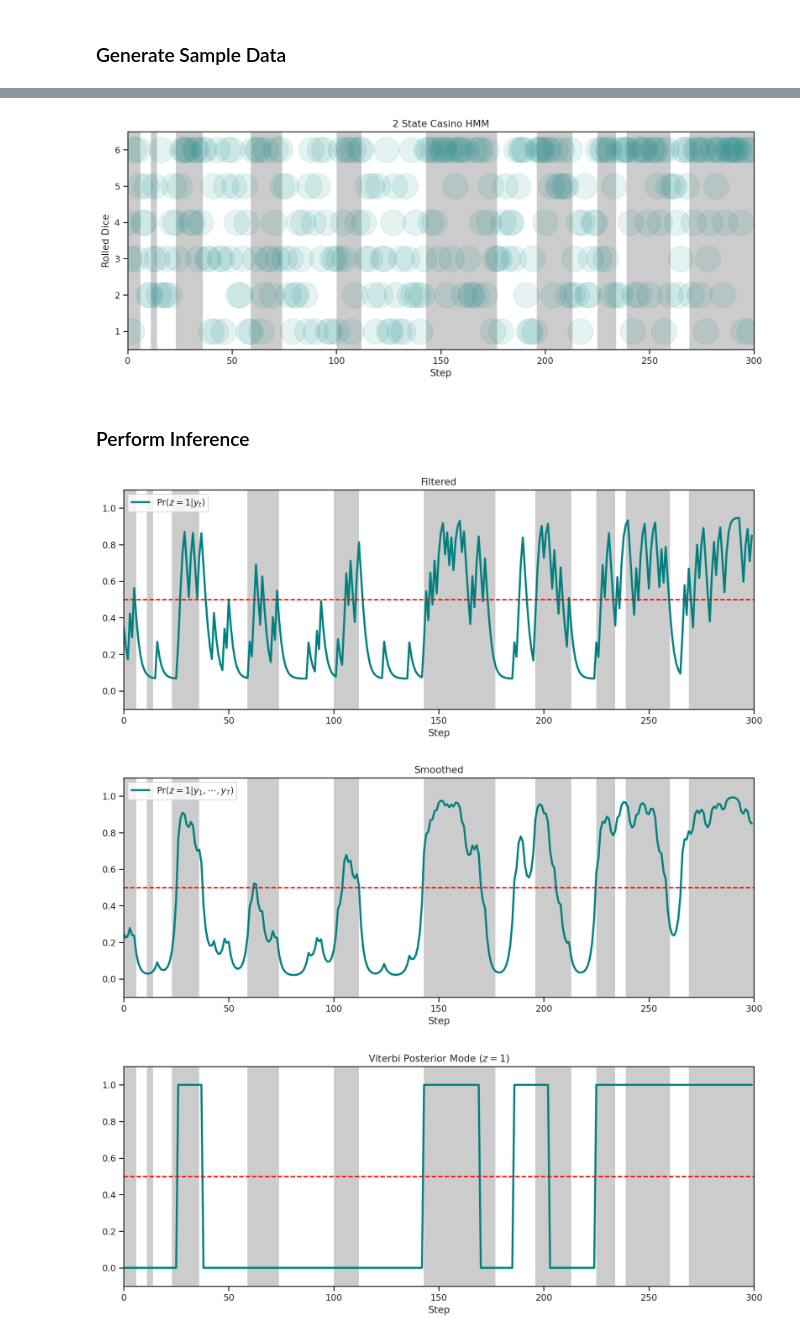
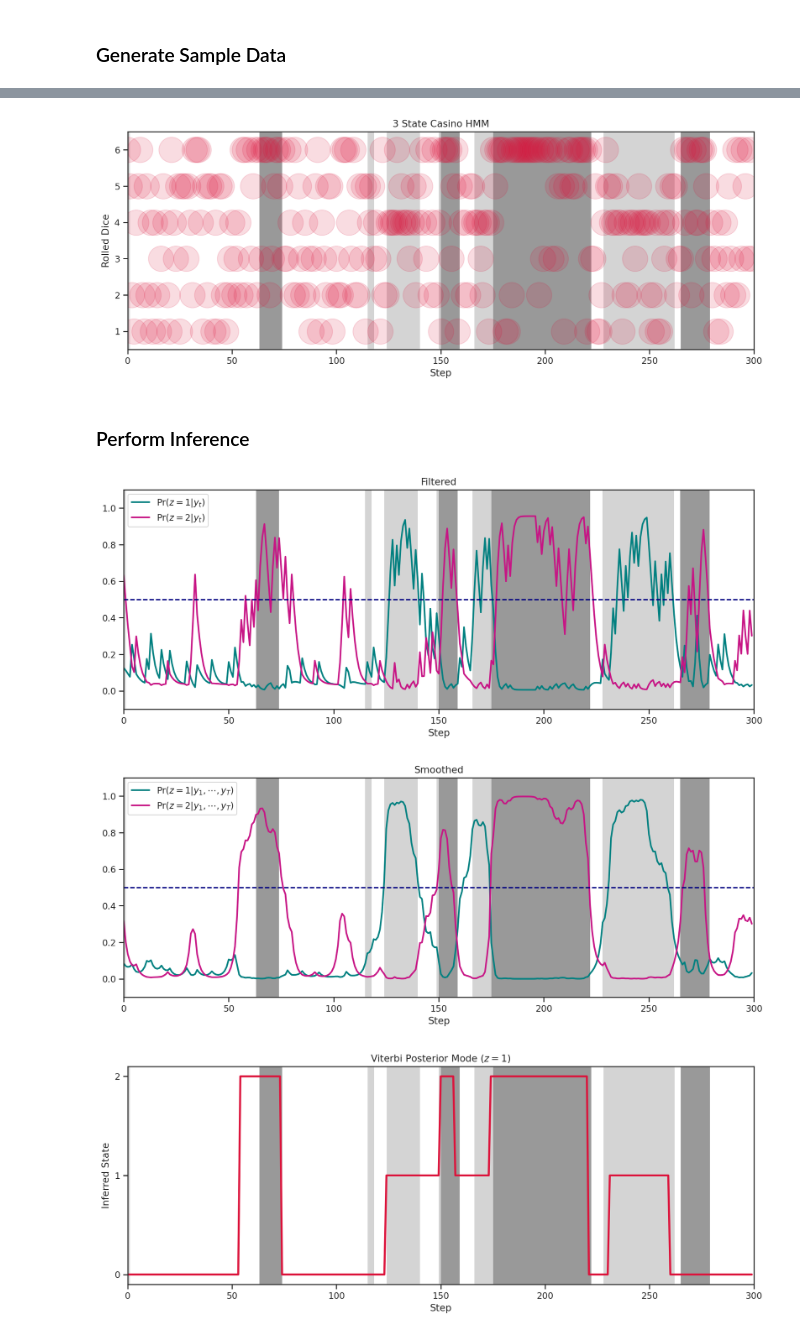
Before and after one commit to CorpuzKB/PML-Advance-Topics-notebooks, a Jupyter notebook: HMM_Inference__TensorFlow.ipynb, the cells around one changed output, grey strips where cells are left out. Cells and saved outputs as stored; diff of their text form; code cells hidden in the pictures.

Commit message:
Corrected Viterbi

```diff
--- a/HMM_Inference__TensorFlow.ipynb
+++ b/HMM_Inference__TensorFlow.ipynb
@@ -85,20 +90,23 @@ class HMM_inference:
 # %% [markdown]
 ### Generate Sample Data
 # %%
-num_states = 2
+num_states = 3
 
 states_0 = tf.fill([num_states, 1], 1/num_states)
 A = tf.constant([
-    [0.95, 0.05], (0.1, 0.9)
+    [0.95, 0.025, 0.025],
+    [0.07, 0.9, 0.03],
+    [0.07, 0.02, 0.9]
 ])
 
 λ = tf.stack([
     tf.squeeze(tf.constant(tf.fill([1, 6], 1/6))),
+    tf.constant([1/10, 1/10, 1/10, 5/10, 1/10, 1/10]),
     tf.constant([*[1/10 for _ in range(5)], 5/10])
     ])
-fig, axes = plt.subplots(1, 2, figsize=(10, 4))
-sns.heatmap(A, annot=True, linewidth=.5, ax=axes[0])
-sns.heatmap(λ, annot=True, linewidth=.5, ax=axes[1])
+fig, axes = plt.subplots(1, 2, figsize=(10, 5))
+sns.heatmap(A, annot=True, linewidth=.5, ax=axes[0], cbar=False)
+sns.heatmap(λ, annot=True, linewidth=.5, ax=axes[1], cbar=False)
 axes[0].set(xlabel='$z_{t}$', ylabel='$z_{t-1}$', title='Transition Matrix')
 axes[1].set(xlabel='$\Pr(y|z)$', ylabel='$z$', title='Observation Distribution')
 plt.show()
@@ -125,39 +133,40 @@ batch_dims = 1
 steps = 300
 true_states, observations = CasinoHMM(A, λ, states_0, steps, batch=batch_dims)
 plt.figure(figsize=(14, 5))
-plt.imshow(true_states[None, 0, :], extent=(0, steps, 0, 7), cmap='Greys', alpha=0.2, aspect='auto')
-plt.scatter(tf.range(steps), observations[0] + 1, color="teal", alpha=0.1, s=1000)
+plt.imshow(true_states[None, 0, :], extent=(0, steps, 0, 7), cmap='Greys', alpha=0.4, aspect='auto')
+plt.scatter(tf.range(steps), observations[0] + 1, color="crimson", alpha=0.15, s=1000)
 plt.title("{} State Casino HMM".format(num_states)); plt.ylabel('Rolled Dice');  plt.xlabel('Step'); plt.ylim(0.5, 6.5); plt.show()
 # %% [output]
-[figure, old version]
+[figure, new version]
 # %% [markdown]
 ### Perform Inference
 # %%
-Inference = HMM_inference(λ, observations)
+Inference = HMM_inference(A, λ, states_0, observations, num_states)
 
-prob_filtered = Inference.Forward(A, states_0, steps)
+prob_filtered = Inference.Forward()
 plt.figure(figsize=(14, 5))
-plt.imshow(true_states[None, 0, :], extent=(0, steps, -0.1, 1.1), cmap='Greys', alpha=0.2, aspect='auto')
-plt.plot(prob_filtered[0, :, 1], label='$\Pr(z=1|y_t)$', color="teal", linewidth=2.5)
-plt.axhline(0.5, color = 'red', linestyle='--')
+plt.imshow(true_states[None, 0, :], extent=(0, steps, -0.1, 1.1), cmap='Greys', alpha=0.4, aspect='auto')
+plt.plot(prob_filtered[0, :, 1], label='$\Pr(z=1|y_t)$', color="teal", linewidth=2)
+plt.plot(prob_filtered[0, :, 2], label='$\Pr(z=2|y_t)$', color="mediumvioletred", linewidth=2)
+plt.axhline(0.5, color = 'navy', linestyle='--')
 plt.title("Filtered"); plt.xlabel('Step'); plt.legend(loc='upper left'); plt.ylim(-0.1, 1.1); plt.show()
 # %% [output]
-[figure, old version]
+[figure, new version]
 # %%
-β, prob_smoothed = Inference.Backward(A, prob_filtered, steps, num_states)
+β, prob_smoothed = Inference.Backward(prob_filtered)
 plt.figure(figsize=(14, 5))
-plt.imshow(true_states[None, 0, :], extent=(0, steps, -0.1, 1.1), cmap='Greys', alpha=0.2, aspect='auto')
-plt.plot(prob_smoothed[0, :, 1], label='$\Pr(z=1|y_1,\cdots, y_T)$', color="teal", linewidth=2.5)
-plt.axhline(0.5, color = 'red', linestyle='--')
+plt.imshow(true_states[None, 0, :], extent=(0, steps, -0.1, 1.1), cmap='Greys', alpha=0.4, aspect='auto')
+plt.plot(prob_smoothed[0, :, 1], label='$\Pr(z=1|y_1,\cdots, y_T)$', color="teal", linewidth=2)
+plt.plot(prob_smoothed[0, :, 2], label='$\Pr(z=2|y_1,\cdots, y_T)$', color="mediumvioletred", linewidth=2)
+plt.axhline(0.5, color = 'navy', linestyle='--')
 plt.title("Smoothed"); plt.xlabel('Step'); plt.legend(loc='upper left'); plt.ylim(-0.1, 1.1); plt.show()
 # %% [output]
-[figure, old version]
+[figure, new version]
 # %%
-states_Viterbi = Inference.Viterbi(A, states_0, steps, num_states)
+states_Viterbi = Inference.Viterbi()
 plt.figure(figsize=(14, 5))
-plt.imshow(true_states[None, 0, :], extent=(0, steps, -0.1, 1.1), cmap='Greys', alpha=0.2, aspect='auto')
-plt.plot(states_Viterbi[0, :], color="teal", linewidth=2.5)
-plt.axhline(0.5, color = 'red', linestyle='--')
-plt.title("Viterbi Posterior Mode ($z=1$)"); plt.xlabel('Step'); plt.ylim(-0.1, 1.1); plt.show()
+plt.imshow(true_states[None, 0, :], extent=(0, steps, -0.1, num_states - 0.9), cmap='Greys', alpha=0.4, aspect='auto')
+plt.plot(states_Viterbi[0, :], color="crimson", linewidth=2.5)
+plt.title("Viterbi Posterior Mode ($z=1$)"); plt.ylabel('Inferred State'); plt.xlabel('Step'); plt.yticks([0, 1, 2]); plt.show()
 # %% [output]
-[figure, old version]
+[figure, new version]
```
Also changed, not shown: parts of 2 cells of this notebook.
